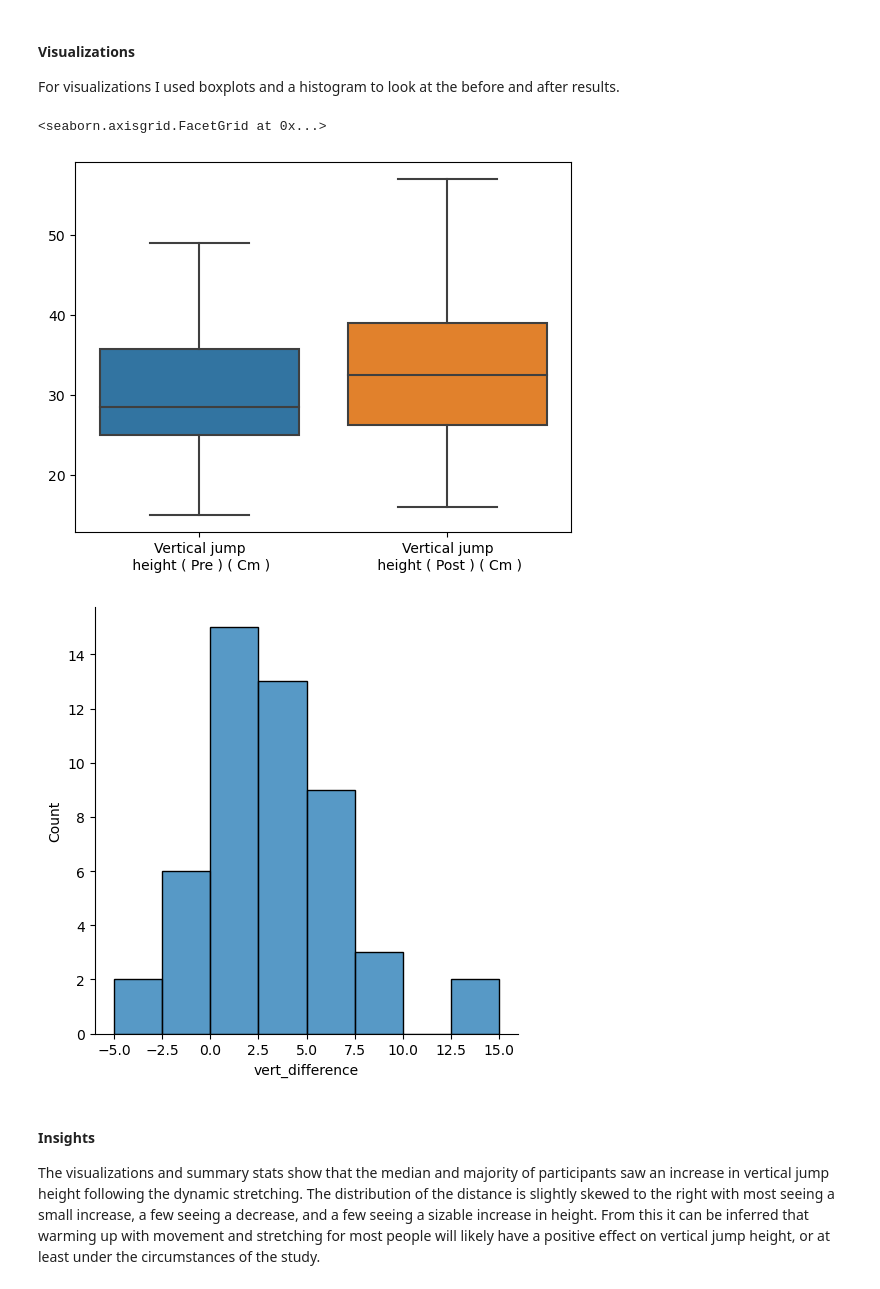
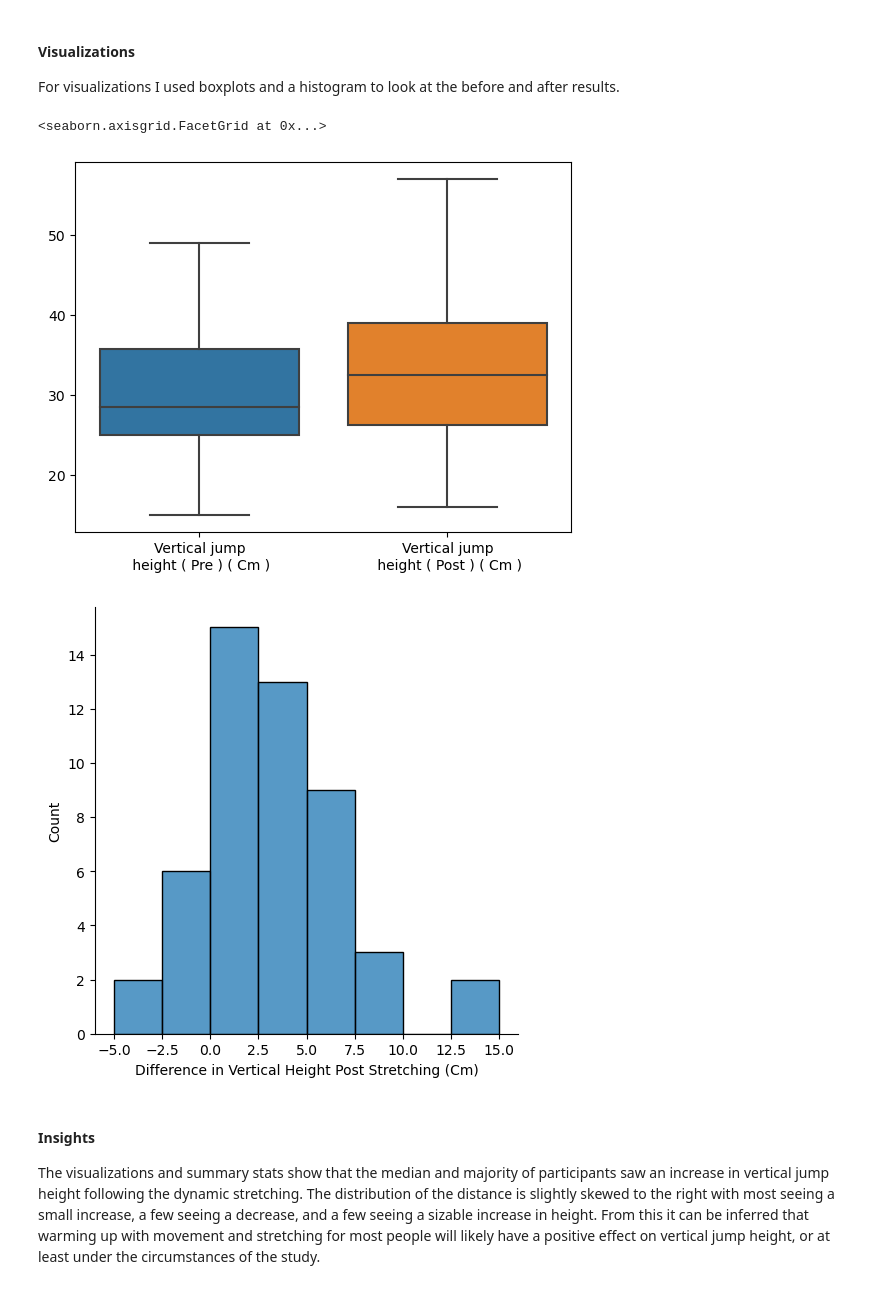
Before and after one commit to anly501/dsan-5000-project-thm12, a Jupyter notebook: dsan-website/5000-website/eda/eda.ipynb, the cells around one changed output. Drawn from its saved outputs; the diff is of its cells as text; code cells hidden in the pictures.

```diff
--- a/dsan-website/5000-website/eda/eda.ipynb
+++ b/dsan-website/5000-website/eda/eda.ipynb
@@ -497,21 +506,21 @@ Name: Vertical jump\n height ( Post ) ( Cm ), dtype: float64
 
 For visualizations I used boxplots and a histogram to look at the before and after results.
 # %%
-
+#| code-fold: true
 pre_post = stretching[["Vertical jump\n height ( Pre ) ( Cm )", "Vertical jump\n height ( Post ) ( Cm )", 'Gender' ]]
 stretching['vert_difference'] = stretching["Vertical jump\n height ( Post ) ( Cm )"] - stretching["Vertical jump\n height ( Pre ) ( Cm )"]
 sns.boxplot(
     data= pre_post
 )
 
 sns.displot(
     data=stretching,
     x='vert_difference'
-)
+).set(xlabel="Difference in Vertical Height Post Stretching (Cm)")
 # %% [output]
 <seaborn.axisgrid.FacetGrid at 0x...>
 [figure]
-[figure, old version]
+[figure, new version]
 # %% [markdown]
 #### Insights
 
```
Also changed, not shown: parts of 15 cells of this notebook, 51 other files.
